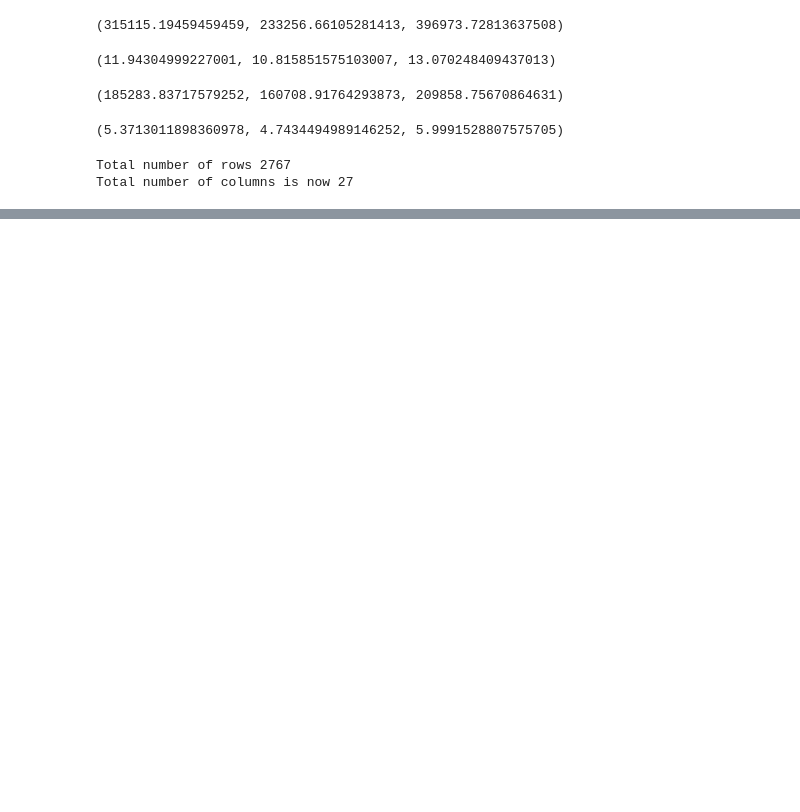
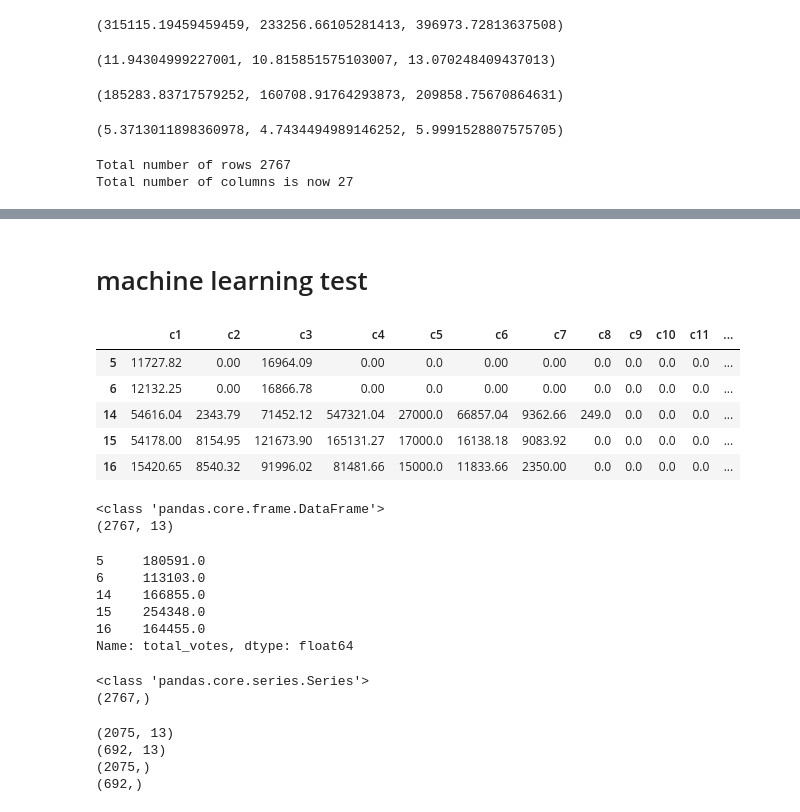
Before and after one commit to georgetown-analytics/four-thirty-five, a Jupyter notebook: 435_Analysis.ipynb, the cells around one changed output, grey strips where cells are left out. Drawn from its saved outputs; the diff is of its cells as text; code cells hidden in the pictures; blank space fills up the shorter version.

```diff
--- a/435_Analysis.ipynb
+++ b/435_Analysis.ipynb
@@ -1818,0 +1832,45 @@ Winner[['c1', 'c2', 'c3','c4','c5','c6','c7','c8','c9','c10','c11','c12','c13','
+# %% [markdown]
+# machine learning test
+# %%
+
+feature_cols = ['c1', 'c2','c3', 'c4','c5','c6','c7','c8','c9','c10','c11','c12','c13']
+
+# use a list to select a subset of the original DataFrame
+X = Winner[feature_cols]
+
+# print the first five rows
+X.head()
+# %% [output]
+|  | c1 | c2 | c3 | c4 | c5 | c6 | c7 | c8 | c9 | c10 | c11 | ... |
+| 5 | 11727.82 | 0.00 | 16964.09 | 0.00 | 0.0 | 0.00 | 0.00 | 0.0 | 0.0 | 0.0 | 0.0 | ... |
+| 6 | 12132.25 | 0.00 | 16866.78 | 0.00 | 0.0 | 0.00 | 0.00 | 0.0 | 0.0 | 0.0 | 0.0 | ... |
+| 14 | 54616.04 | 2343.79 | 71452.12 | 547321.04 | 27000.0 | 66857.04 | 9362.66 | 249.0 | 0.0 | 0.0 | 0.0 | ... |
+| 15 | 54178.00 | 8154.95 | 121673.90 | 165131.27 | 17000.0 | 16138.18 | 9083.92 | 0.0 | 0.0 | 0.0 | 0.0 | ... |
+| 16 | 15420.65 | 8540.32 | 91996.02 | 81481.66 | 15000.0 | 11833.66 | 2350.00 | 0.0 | 0.0 | 0.0 | 0.0 | ... |
+# %%
+print (type(X))
+print (X.shape)
+# %% [output]
+<class 'pandas.core.frame.DataFrame'>
+(2767, 13)
+# %%
+# now we select a serie Y from the data frame (Y is the target feature)
+Y = Winner['total_votes']
+
+## we could have done also Y= data_Frame.car_price
+
+# print the first 5 rows
+Y.head(5)
+# %% [output]
+5     180591.0
+6     113103.0
+14    166855.0
+15    254348.0
+16    164455.0
+Name: total_votes, dtype: float64
+# %%
+print (type(Y))
+print (Y.shape)
+# %% [output]
+<class 'pandas.core.series.Series'>
+(2767,)
@@ -1818,0 +1880,10 @@ Winner[['c1', 'c2', 'c3','c4','c5','c6','c7','c8','c9','c10','c11','c12','c13','
+# %%
+print (X_train.shape)
+print (Y_train.shape)
+print (X_test.shape)
+print(Y_test.shape)
+# %% [output]
+(2075, 13)
+(692, 13)
+(2075,)
+(692,)
```
Also changed, not shown: parts of 38 cells of this notebook.
